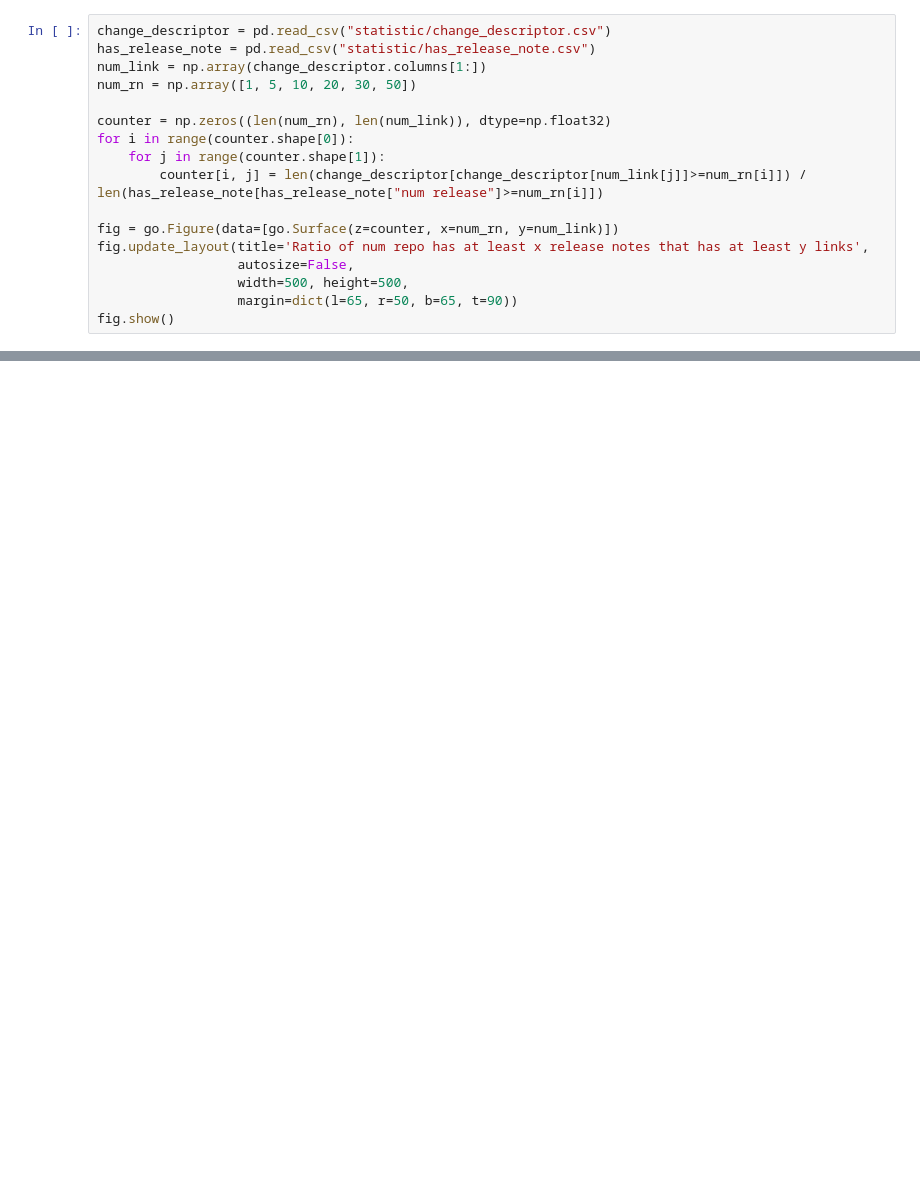
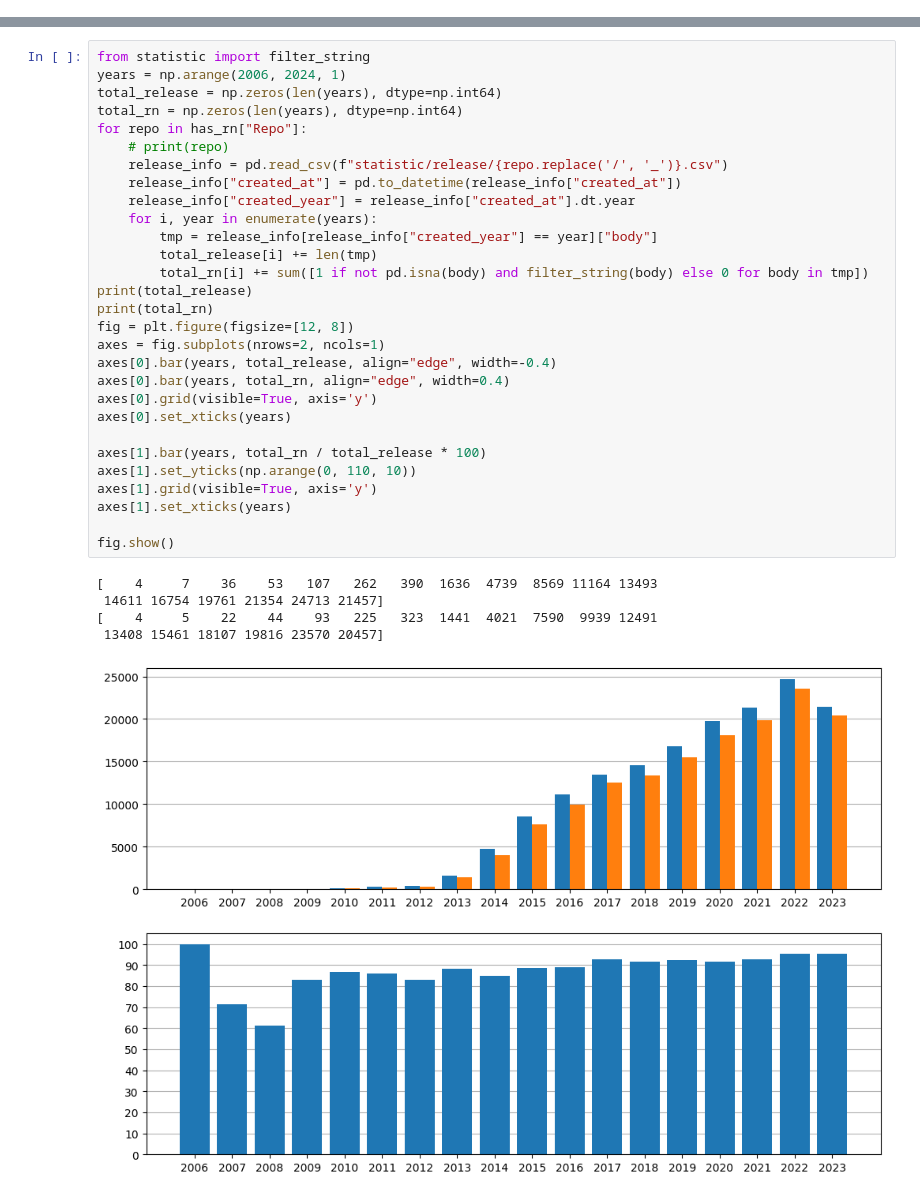
Before and after one commit to 3rcode/commit-classification, a Jupyter notebook: statistic.ipynb, the cells around one changed output, grey strips where cells are left out. Drawn from its saved outputs; the diff is of its cells as text; blank space fills up the shorter version.

```diff
--- a/statistic.ipynb
+++ b/statistic.ipynb
@@ -163,17 +48,0 @@ df.corr()
-# %%
-change_descriptor = pd.read_csv("statistic/change_descriptor.csv")
-has_release_note = pd.read_csv("statistic/has_release_note.csv")
-num_link = np.array(change_descriptor.columns[1:])
-num_rn = np.array([1, 5, 10, 20, 30, 50])
-
-counter = np.zeros((len(num_rn), len(num_link)), dtype=np.float32)
-for i in range(counter.shape[0]):
-    for j in range(counter.shape[1]):
-        counter[i, j] = len(change_descriptor[change_descriptor[num_link[j]]>=num_rn[i]]) / len(has_release_note[has_release_note["num release"]>=num_rn[i]])
-
-fig = go.Figure(data=[go.Surface(z=counter, x=num_rn, y=num_link)])
-fig.update_layout(title='Ratio of num repo has at least x release notes that has at least y links',
-                  autosize=False,
-                  width=500, height=500,
-                  margin=dict(l=65, r=50, b=65, t=90))
-fig.show()
@@ -215,0 +64,35 @@ axes
+# %%
+from statistic import filter_string
+years = np.arange(2006, 2024, 1)
+total_release = np.zeros(len(years), dtype=np.int64)
+total_rn = np.zeros(len(years), dtype=np.int64)
+for repo in has_rn["Repo"]:
+    # print(repo)
+    release_info = pd.read_csv(f"statistic/release/{repo.replace('/', '_')}.csv")
+    release_info["created_at"] = pd.to_datetime(release_info["created_at"])
+    release_info["created_year"] = release_info["created_at"].dt.year
+    for i, year in enumerate(years):
+        tmp = release_info[release_info["created_year"] == year]["body"]
+        total_release[i] += len(tmp)
+        total_rn[i] += sum([1 if not pd.isna(body) and filter_string(body) else 0 for body in tmp])
+print(total_release)
+print(total_rn)
+fig = plt.figure(figsize=[12, 8])
+axes = fig.subplots(nrows=2, ncols=1)
+axes[0].bar(years, total_release, align="edge", width=-0.4)
+axes[0].bar(years, total_rn, align="edge", width=0.4)
+axes[0].grid(visible=True, axis='y')
+axes[0].set_xticks(years)
+
+axes[1].bar(years, total_rn / total_release * 100)
+axes[1].set_yticks(np.arange(0, 110, 10))
+axes[1].grid(visible=True, axis='y')
+axes[1].set_xticks(years)
+
+fig.show()
+# %% [output]
+[    4     7    36    53   107   262   390  1636  4739  8569 11164 13493
+ 14611 16754 19761 21354 24713 21457]
+[    4     5    22    44    93   225   323  1441  4021  7590  9939 12491
+ 13408 15461 18107 19816 23570 20457]
+[figure, added]
```
Also changed, not shown: parts of 18 cells of this notebook, 22 other files.
